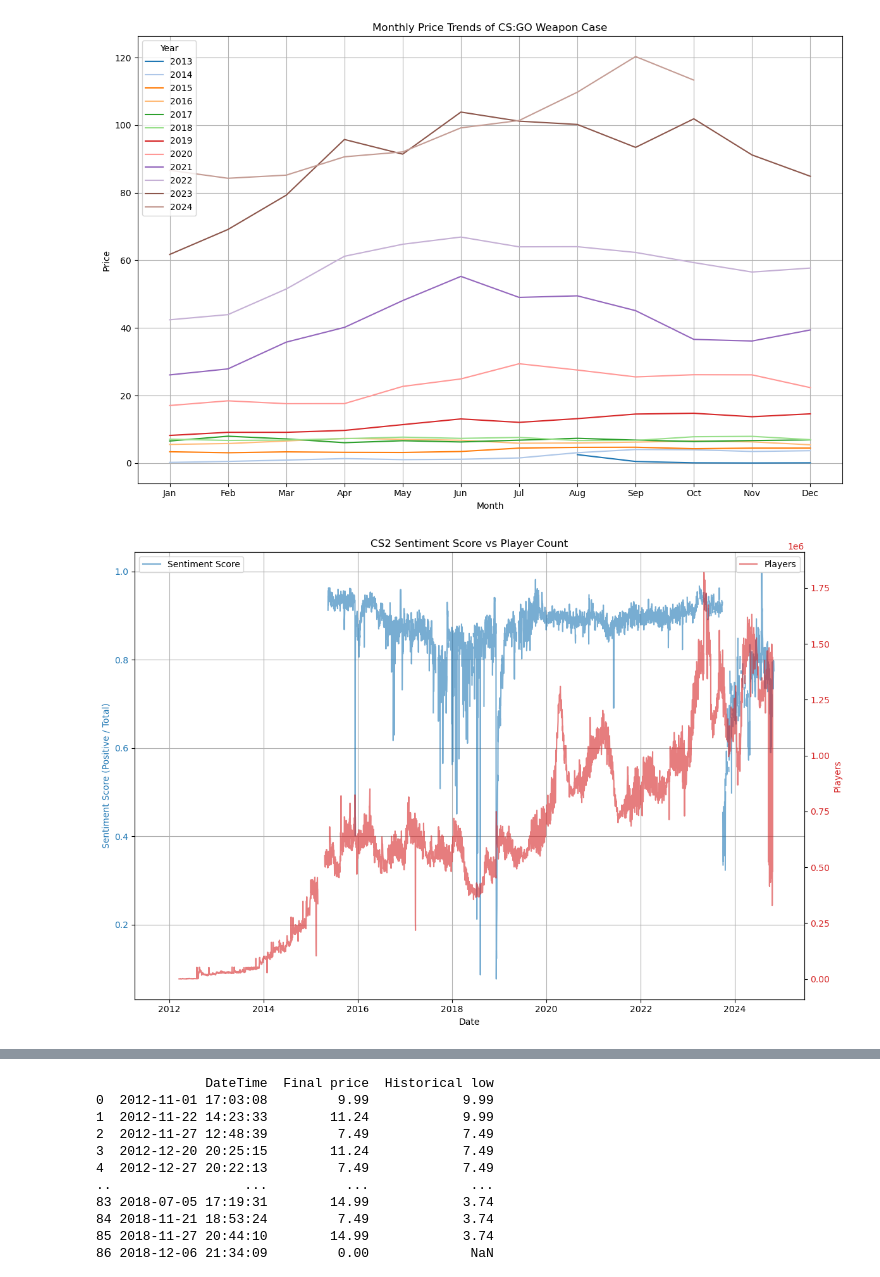
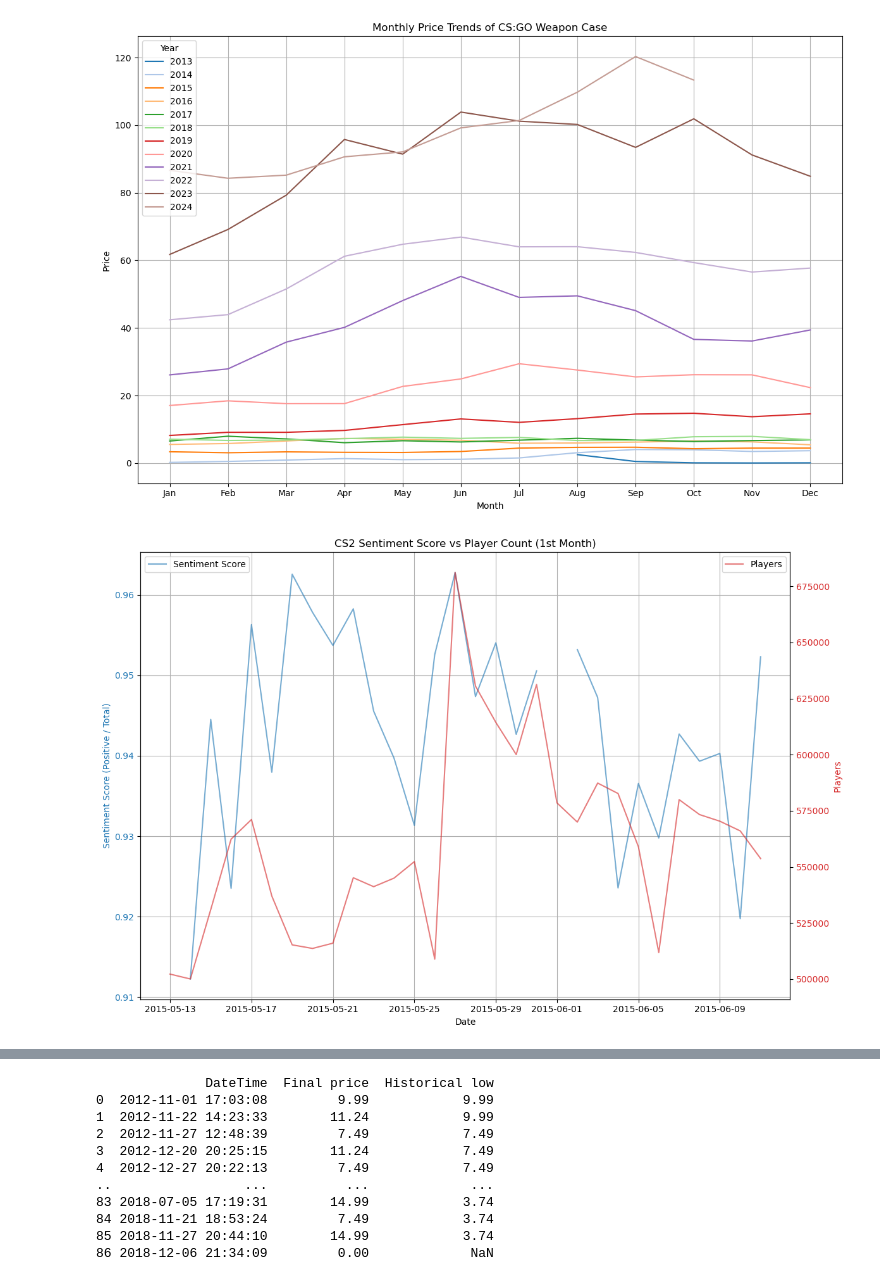
Before and after one commit to aalichao/CMPE255, a Jupyter notebook: Project.ipynb, the cells around one changed output, grey strips where cells are left out. Saved outputs shown, nothing was run; the diff lists cells and outputs as text; code cells hidden in the pictures.

```diff
--- a/Project.ipynb
+++ b/Project.ipynb
@@ -565,6 +582,16 @@ cs_filtered = pd.read_csv('./PlayerCount/cs2playercount.csv')
 # Ensure 'DateTime' columns are in datetime format
 cs['DateTime'] = pd.to_datetime(cs['DateTime'], errors='coerce')
 cs_filtered['DateTime'] = pd.to_datetime(cs_filtered['DateTime'], errors='coerce')
+
+# # Offset the sentiment data by 40 days
+# cs['DateTime'] += pd.Timedelta(days=-40)
+
+start_date = cs['DateTime'].min()
+end_date = start_date + pd.Timedelta(days=30)
+
+# Filter to only the first year of data
+cs = cs[(cs['DateTime'] >= start_date) & (cs['DateTime'] < end_date)]
+cs_filtered = cs_filtered[(cs_filtered['DateTime'] >= start_date) & (cs_filtered['DateTime'] < end_date)]
 
 # Dictionary for parent items and their children
 family = {'CS:GO Weapon Case': ['MP7 | Skulls', 'SG 553 | Ultraviolet', 'AUG | Wings', 'USP-S | Dark Water', 'Glock-18 | Dragon Tattoo', 'Desert Eagle | Hypnotic', 'AWP | Lightning Strike']}
@@ -574,32 +601,32 @@ fig, ax1 = plt.subplots(figsize=(12, 8))
 
 # Define color map for different lines
 colors = plt.cm.tab20.colors
 color_idx = 20
 
 # Plot review_sentiment on the secondary y-axis
 ax1.plot(cs['DateTime'], (cs['Positive reviews'] / (cs['Positive reviews'] - cs['Negative reviews']).where((cs['Positive reviews'] - cs['Negative reviews']) != 0, 1)), label='Sentiment Score', color='tab:blue', alpha=0.6)
 ax1.set_ylabel('Sentiment Score (Positive / Total)', color='tab:blue')
 ax1.tick_params(axis='y', labelcolor='tab:blue')
 
 # Customize the primary y-axis (left)
 ax1.set_xlabel('Date')
 
 # Create a secondary y-axis for the player count
 ax2 = ax1.twinx()
 
 # Plot player count data on the secondary y-axis
 ax2.plot(cs_filtered['DateTime'], cs_filtered['Players'], label='Players', color='tab:red', alpha=0.6)
 ax2.set_ylabel('Players', color='tab:red')
 ax2.tick_params(axis='y', labelcolor='tab:red')
 
 # Title and grid for clarity
-plt.title('CS2 Sentiment Score vs Player Count')
+plt.title('CS2 Sentiment Score vs Player Count (1st Month)')
 ax1.legend(loc='upper left')
 ax2.legend(loc='upper right')
 ax1.grid(True)
 
 # Display the plot
 plt.tight_layout()
 plt.show()
 # %% [output]
-[figure, old version]
+[figure, new version]
```
Also changed, not shown: parts of 26 cells of this notebook.
